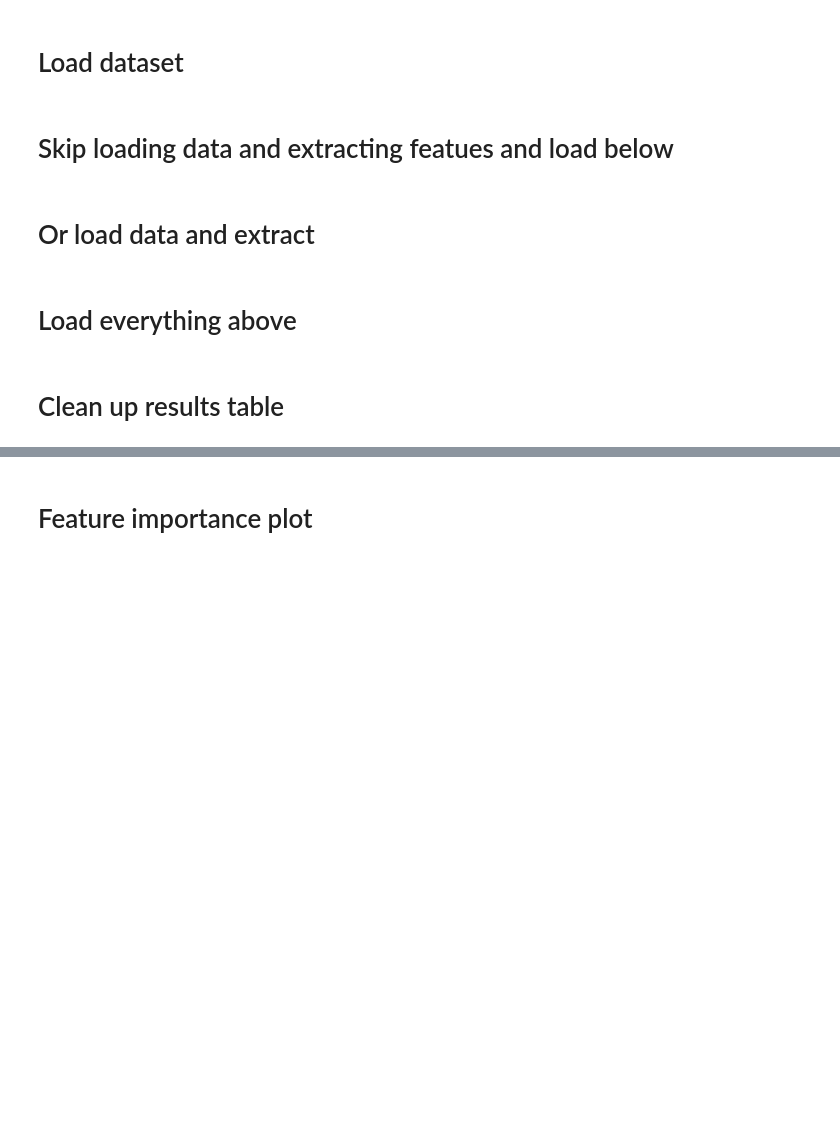
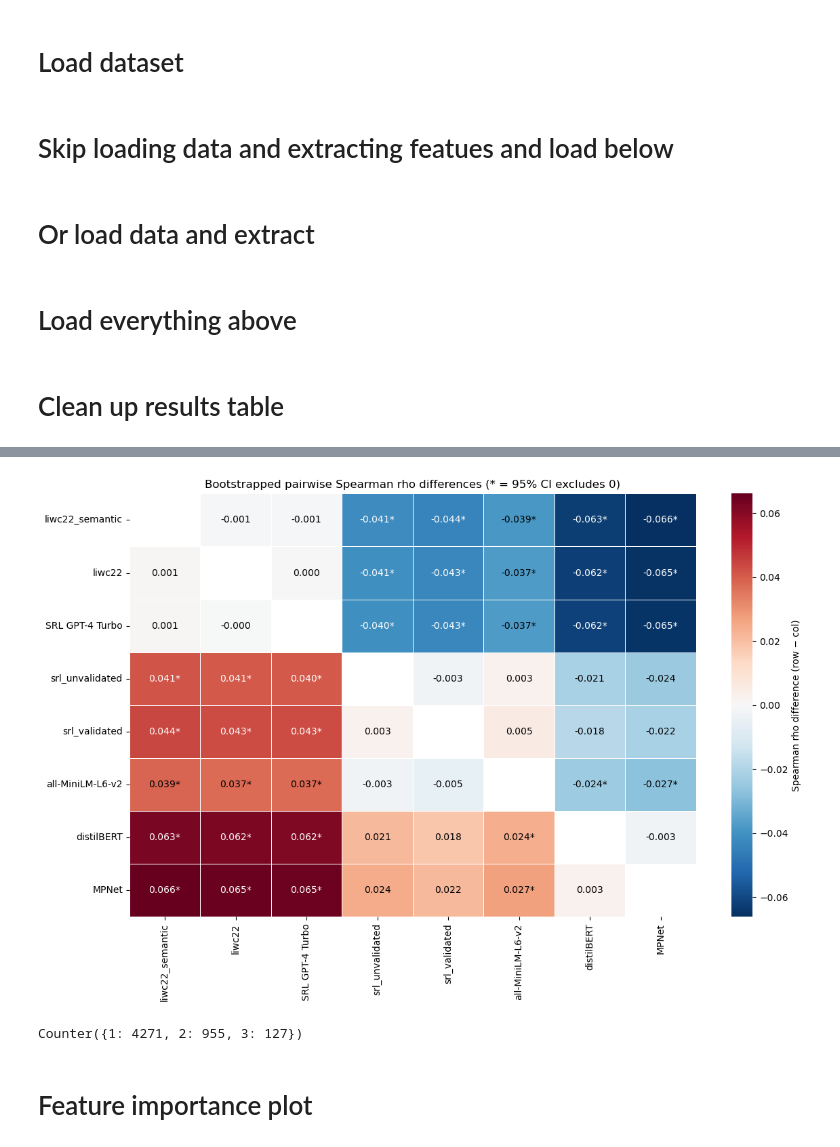
Before and after one commit to danielmlow/lexicon, a Jupyter notebook: suicide_risk_assessment_results.ipynb, the cells around one changed output, grey strips where cells are left out. Drawn from its saved outputs; the diff is of its cells as text; code cells hidden in the pictures; blank space fills up the shorter version.

```diff
--- a/suicide_risk_assessment_results.ipynb
+++ b/suicide_risk_assessment_results.ipynb
@@ -644,0 +930,3 @@ feature_vector
+# %%
+from itertools import combinations
+model_pairs = list(combinations(feature_vectors, 2))
@@ -645,3 +999,58 @@ feature_vector
+# %%
+
+# --- Heatmap of pairwise Spearman rho differences ---
+
+model_list = [model_labels[fv] for fv in feature_vectors]
+n_models = len(model_list)
+
+
+
+
+diff_matrix_rho = pd.DataFrame(np.zeros((n_models, n_models)), index=model_list, columns=model_list)
+sig_matrix_rho = pd.DataFrame('', index=model_list, columns=model_list)
+
+for row in pair_rows_rho:
+    a, b = row['Model A'], row['Model B']
+    diff_matrix_rho.loc[a, b] = row['Mean rho diff (A-B)']
+    diff_matrix_rho.loc[b, a] = -row['Mean rho diff (A-B)']
+    star = '*' if row['Significant'] == 'Yes' else ''
+    sig_matrix_rho.loc[a, b] = star
+    sig_matrix_rho.loc[b, a] = star
+
+annot_array_rho = np.empty((n_models, n_models), dtype=object)
+for i, r in enumerate(model_list):
+    for j, c in enumerate(model_list):
+        if r == c:
+            annot_array_rho[i, j] = '—'
+        else:
+            annot_array_rho[i, j] = f"{diff_matrix_rho.loc[r, c]:.3f}{sig_matrix_rho.loc[r, c]}"
+
+fig, ax = plt.subplots(figsize=(12, 8))
+sns.heatmap(
+    diff_matrix_rho.astype(float).values, annot=False, cmap='RdBu_r', center=0,
+    linewidths=0.5, mask=np.eye(n_models, dtype=bool),
+    xticklabels=model_list, yticklabels=model_list,
+    cbar_kws={'label': 'Spearman rho difference (row − col)'}, ax=ax,
+)
+for i in range(n_models):
+    for j in range(n_models):
+        if i != j:
+            val = diff_matrix_rho.astype(float).values[i, j]
+            text_color = 'white' if abs(val) > 0.04 else 'black'
+            ax.text(j + 0.5, i + 0.5, annot_array_rho[i, j],
+                    ha='center', va='center', fontsize=10, color=text_color)
+ax.set_title('Bootstrapped pairwise Spearman rho differences (* = 95% CI excludes 0)')
+plt.tight_layout()
+plt.savefig('./data/output/figures/heatmap_pairwise_rho_diff.png', bbox_inches='tight', dpi=300)
+plt.show()
+# %% [output]
+[figure, added]
+# %%
+from collections import Counter
+
+Counter(y_true)
+# %% [output]
+Counter({1: 4271, 2: 955, 3: 127})
 # %% [markdown]
 # Feature importance plot
 # %%
```
Also changed, not shown: parts of 41 cells of this notebook.
